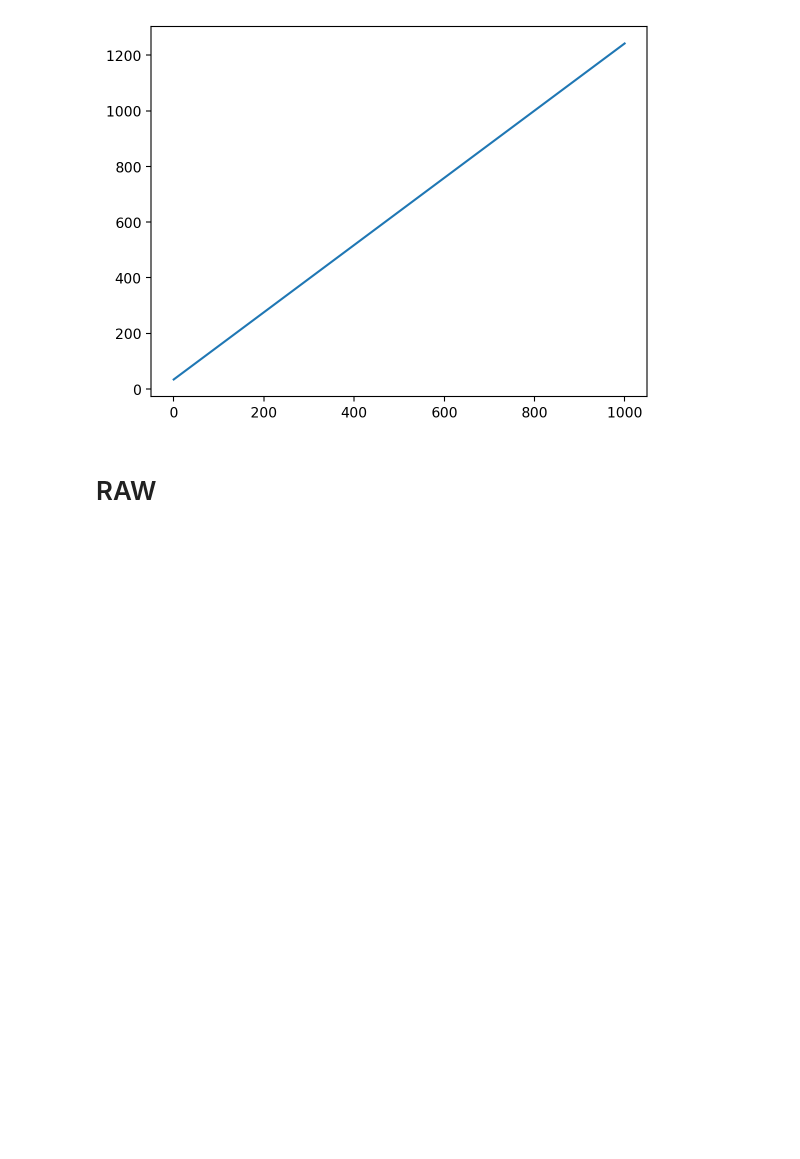
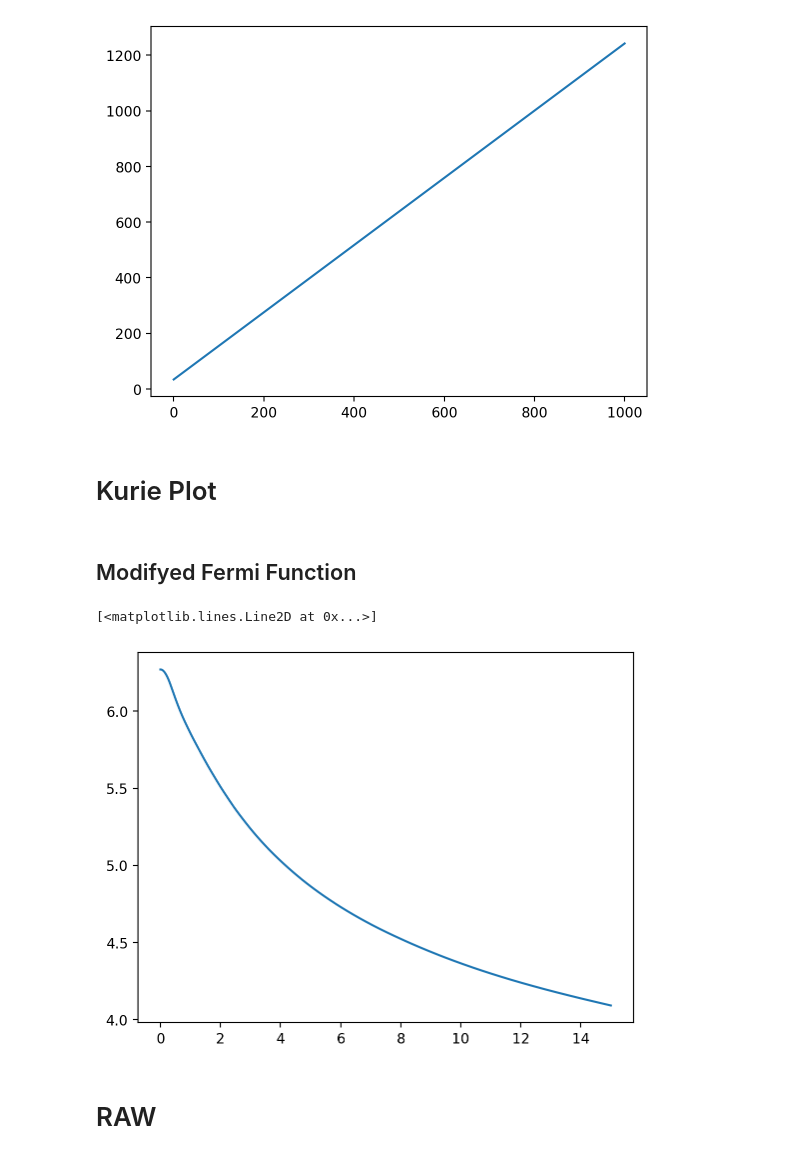
Before and after one commit to Xuanyiyiren/Fundamental-Laboratory-Experiment-in-Nuclear-Electronics-II, a Jupyter notebook: Experiment-5/data_ana.ipynb, the cells around one changed output. Saved outputs shown, nothing was run; the diff lists cells and outputs as text; code cells hidden in the pictures; blank space fills up the shorter version.

```diff
--- a/Experiment-5/data_ana.ipynb
+++ b/Experiment-5/data_ana.ipynb
@@ -272,6 +260,22 @@ plt.show()
 # %% [output]
 1.2075780915652834
 [figure]
+# %% [markdown]
+# Kurie Plot
+# %% [markdown]
+## Modifyed Fermi Function
+# %%
+#using pandas read data from Fermi-function.CSV
+Mod_Fermi_data = pd.read_csv('Fermi-function.CSV')
+# interploe the data
+Mod_Fermi = CubicSpline(Mod_Fermi_data['p'], Mod_Fermi_data['G'])
+
+p_plot = np.linspace(0, 15, 1001)
+plt.plot(p_plot, Mod_Fermi(p_plot), label='Fermi-function')
+plt.x
+# %% [output]
+[<matplotlib.lines.Line2D at 0x...>]
+[figure, added]
 # %% [markdown]
 # RAW
 # %%
```
Also changed, not shown: parts of 5 cells of this notebook, 5 other files.
